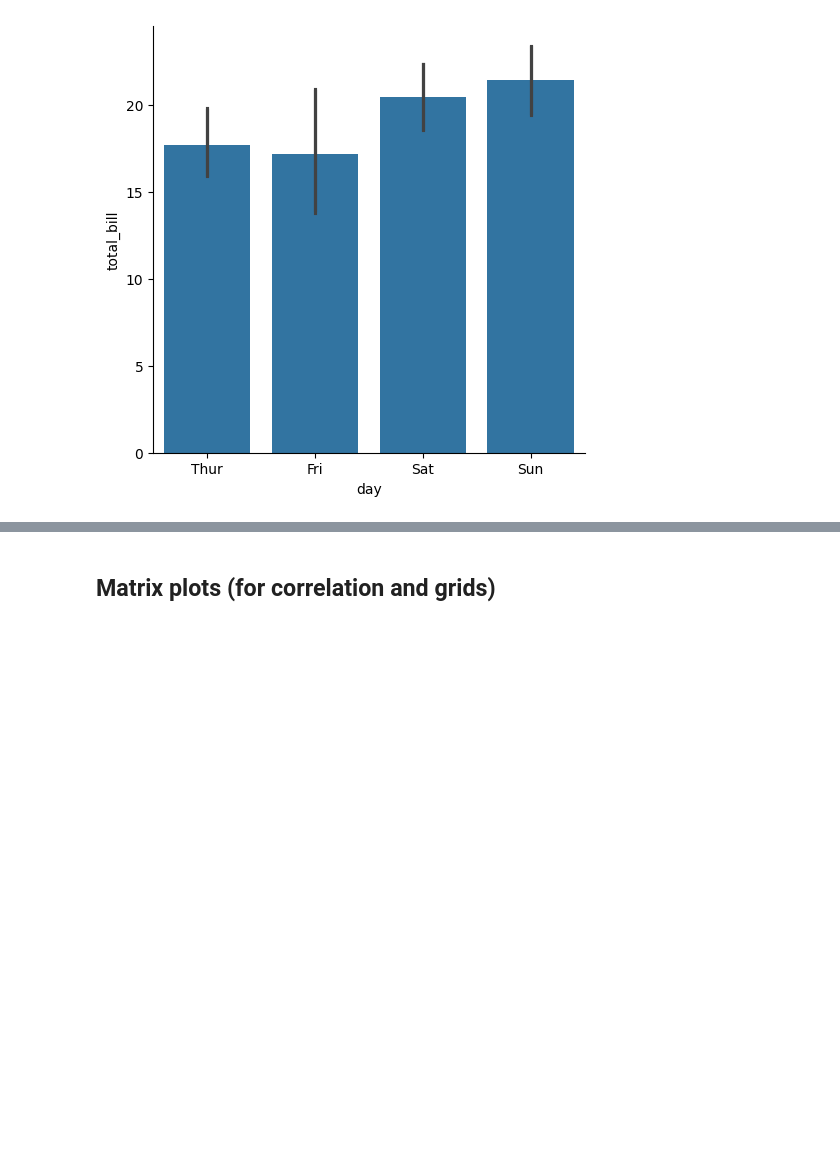
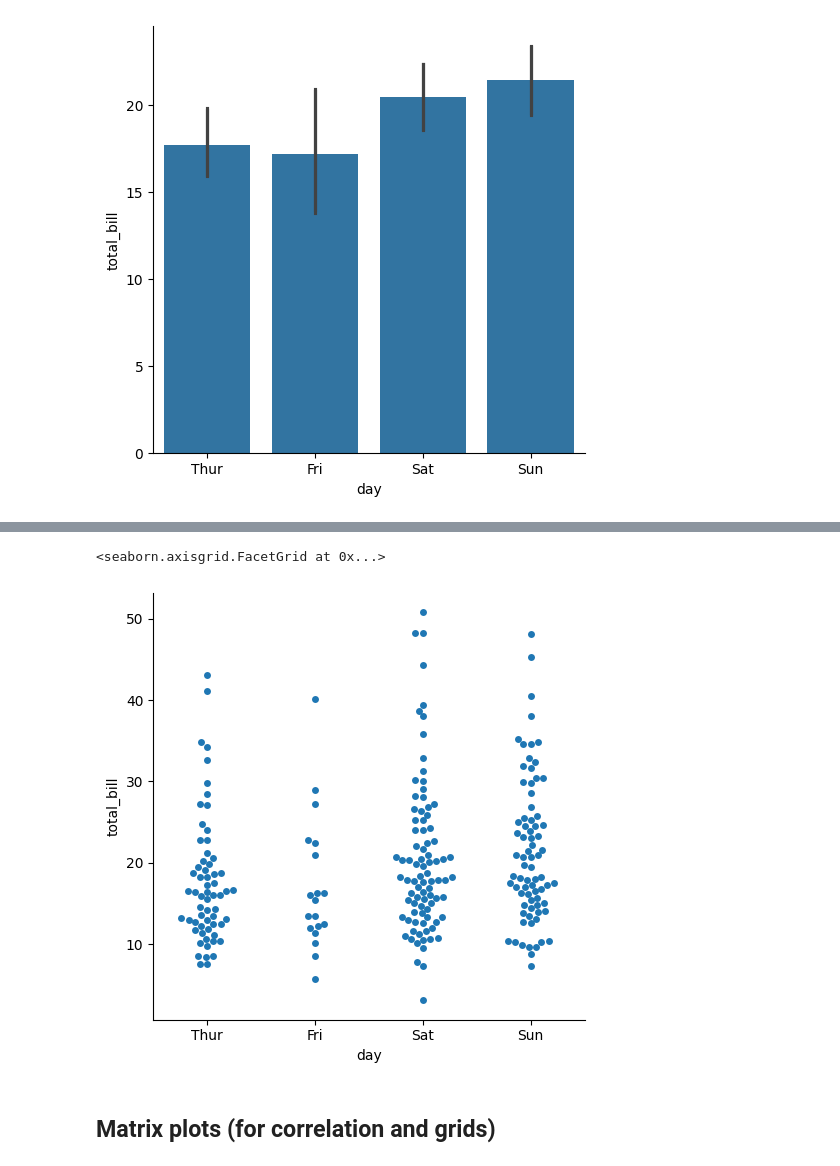
Before and after one commit to Roopa-KR/Python-Concepts, a Jupyter notebook: seaborn.ipynb, the cells around one changed output, grey strips where cells are left out. Cells and saved outputs as stored; diff of their text form; code cells hidden in the pictures; blank space fills up the shorter version.

Commit message:
Seaborn

```diff
--- a/seaborn.ipynb
+++ b/seaborn.ipynb
@@ -182,5 +206,8 @@ sns.swarmplot(x='day', y='total_bill', data=tips) #swarm plot is used to visuali
 # %%
-sns.catplot(x="day",y="total_bill",data=tips,kind="violin") # change kind and check the output
+sns.catplot(x="day",y="total_bill",data=tips,kind="swarm") # change kind and check the output ('strip', 'swarm', 'box', 'boxen', 'violin', 'bar', 'count', and 'point')
+# %% [output]
+<seaborn.axisgrid.FacetGrid at 0x...>
+[figure, added]
 # %% [markdown]
 ## Matrix plots (for correlation and grids)
 # %%
```
Also changed, not shown: parts of 10 cells of this notebook.
